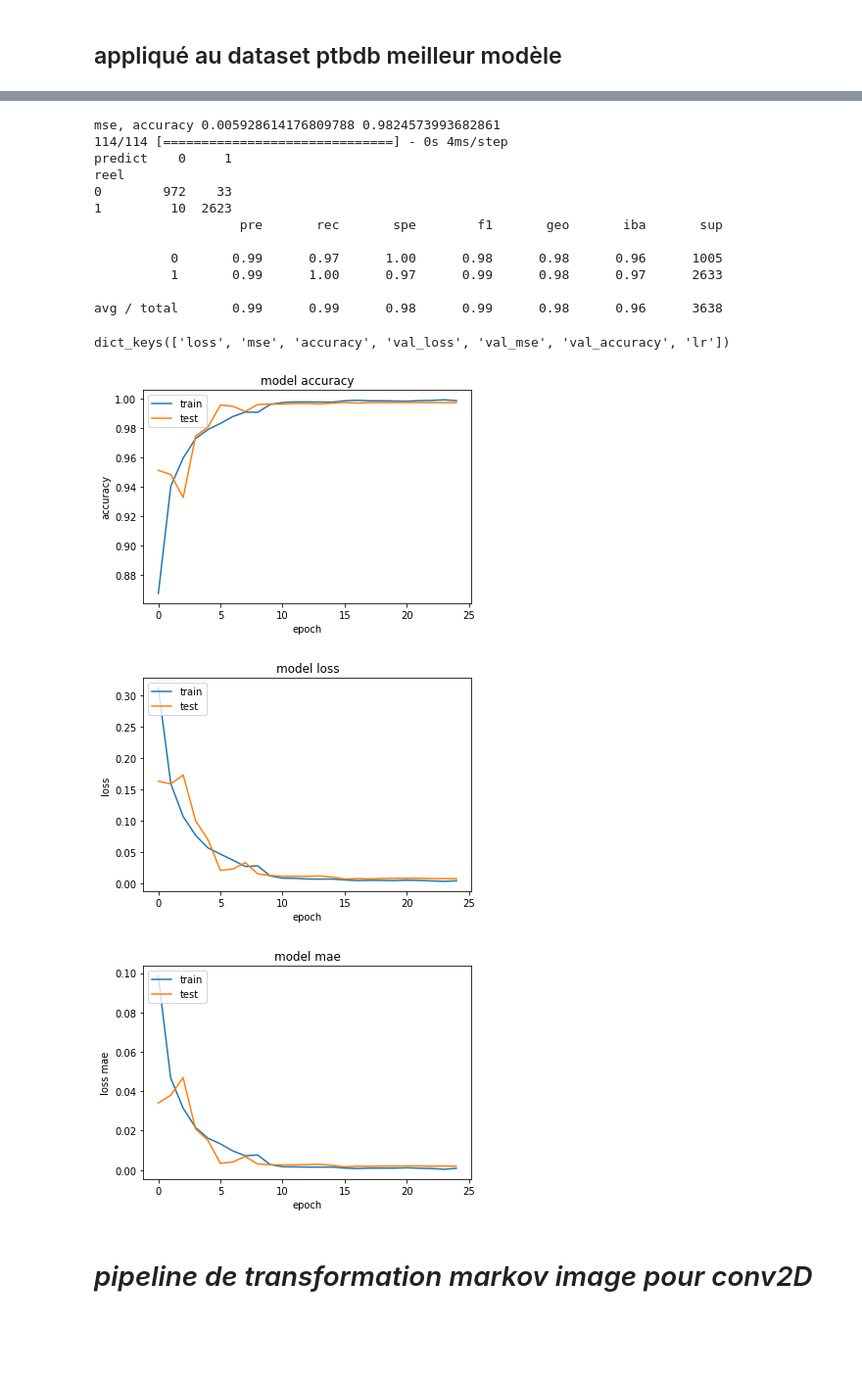
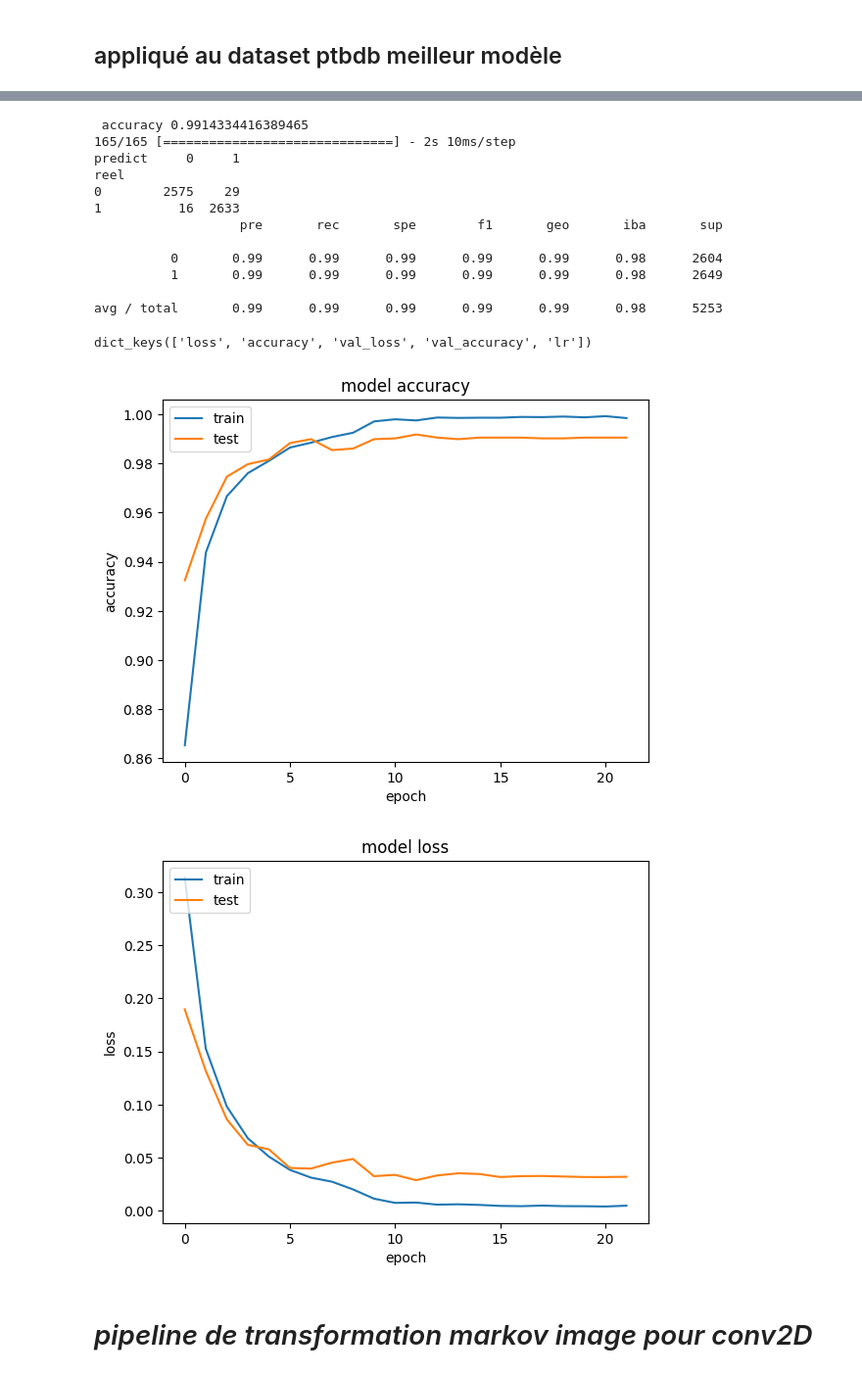
Before and after one commit to XDEBUF/DL_Heart_Disease, a Jupyter notebook: ecg_notebook_final_xavier_debuf_version_final.ipynb, the cells around one changed output, grey strips where cells are left out. Shown at 98% size. Drawn from its saved outputs; the diff is of its cells as text; code cells hidden in the pictures; blank space fills up the shorter version.

```diff
--- a/ecg_notebook_final_xavier_debuf_version_final.ipynb
+++ b/ecg_notebook_final_xavier_debuf_version_final.ipynb
@@ -2037,12 +1456,16 @@ Name: 187, dtype: int64
+# %%
+smote = SMOTE()
+X_sm, y_sm = smote.fit_resample(X, y)
+X_train, X_test, y_train, y_test = train_test_split(X_sm, y_sm, test_size=0.25, random_state=28)
 # %%
 from sklearn.preprocessing import StandardScaler
 from sklearn.metrics import confusion_matrix
 # %%
 scaler = StandardScaler()
-X_sm =scaler.fit_transform(X_sm)
+X_train =scaler.fit_transform(X_train)
 X_test = scaler.transform(X_test)
 # %%
-y_sm = to_categorical(y_sm)
+y_train = to_categorical(y_train)
 y_test = to_categorical(y_test)
 X_train_cnn = np.reshape(X_sm, (X_sm.shape[0], X_sm.shape[1], 1))
 X_test_cnn = np.reshape(X_test, (X_test.shape[0], X_test.shape[1], 1))
@@ -2062,7 +1485,7 @@ reduce_learning_rate = ReduceLROnPlateau(monitor = 'val_loss',
                         verbose = 1)
 # %%
 verbose, epochs, batch_size = 1, 50 , 32
-n_timesteps, n_features, n_outputs =  X_train_cnn.shape[1],X_train_cnn.shape[2], y_sm.shape[1]
+n_timesteps, n_features, n_outputs =  X_train_cnn.shape[1],X_train_cnn.shape[2], y_train.shape[1]
 model_11 = Sequential()
 model_11.add(Conv1D(filters=64, kernel_size=3, activation='relu', input_shape=(n_timesteps,n_features)))
 model_11.add(Conv1D(filters=64, kernel_size=3, activation='relu'))
@@ -2071,8 +1494,8 @@ model_11.add(MaxPooling1D(pool_size=2))
 model_11.add(Flatten())
 model_11.add(Dense(100, activation='relu'))
 model_11.add(Dense(2, activation='softmax'))
-model_11.compile(loss='BinaryCrossentropy', optimizer='adam', metrics=['mse', 'accuracy'])
-history_11=model_11.fit(X_sm, y_sm, epochs=epochs,callbacks=[early_stopping, reduce_learning_rate], batch_size=batch_size,validation_split = 0.2, verbose=verbose)
-model_11.save('/content/drive/MyDrive/heart_peak/model_mycnn_mitbih_2.h5')
+model_11.compile(loss='BinaryCrossentropy', optimizer='adam', metrics=['accuracy'])
+history_11=model_11.fit(X_train, y_train, epochs=epochs,callbacks=[early_stopping, reduce_learning_rate], batch_size=batch_size,validation_split = 0.2, verbose=verbose)
+model_11.save('./model_mycnn_mitbih_2.h5')
 # %% [output]
 Epoch 1/50
@@ -2099,59 +1522,47 @@ _, mse, accuracy = model_11.evaluate(X_test, y_test, batch_size=batch_size, verb
 # %%
-print('mse, accuracy',  mse, accuracy )
+print(' accuracy', accuracy )
 
 pred_class_11 = model_11.predict(X_test).argmax(axis = 1)
 rounded_labels_11=np.argmax(y_test, axis=1)
 print(pd.crosstab(rounded_labels_11, pred_class_11, rownames = ["reel"], colnames = ["predict"]))
 print(classification_report_imbalanced(rounded_labels_11, pred_class_11))
 # %% [output]
-mse, accuracy 0.005928614176809788 0.9824573993682861
-114/114 [==============================] - 0s 4ms/step
-predict    0     1
+ accuracy 0.9914334416389465
+165/165 [==============================] - 2s 10ms/step
+predict     0     1
 reel
-0        972    33
-1         10  2623
+0        2575    29
+1          16  2633
                    pre       rec       spe        f1       geo       iba       sup
 
-          0       0.99      0.97      1.00      0.98      0.98      0.96      1005
-          1       0.99      1.00      0.97      0.99      0.98      0.97      2633
+          0       0.99      0.99      0.99      0.99      0.99      0.98      2604
+          1       0.99      0.99      0.99      0.99      0.99      0.98      2649
 
-avg / total       0.99      0.99      0.98      0.99      0.98      0.96      3638
+avg / total       0.99      0.99      0.99      0.99      0.99      0.98      5253
 # %%
 print(history_11.history.keys())
 # summarize history for accuracy
 plt.plot(history_11.history['accuracy'])
 plt.plot(history_11.history['val_accuracy'])
 plt.title('model accuracy')
 plt.ylabel('accuracy')
 plt.xlabel('epoch')
 plt.legend(['train', 'test'], loc='upper left')
-plt.savefig('/content/drive/MyDrive/heart_peak/acc_model_ptb.png')
+plt.savefig('./acc_model_ptb.png')
 plt.show()
 # summarize history for loss
 plt.plot(history_11.history['loss'])
 plt.plot(history_11.history['val_loss'])
 plt.title('model loss')
 plt.ylabel('loss')
 plt.xlabel('epoch')
 plt.legend(['train', 'test'], loc='upper left')
-plt.savefig('/content/drive/MyDrive/heart_peak/loss_model_ptb.png')
-
+plt.savefig('./loss_model_ptb.png')
 plt.show()
-# summarize history for loss
-plt.plot(history_11.history['mse'])
-plt.plot(history_11.history['val_mse'])
-plt.title('model mae')
-plt.ylabel('loss mae')
-plt.xlabel('epoch')
-plt.legend(['train', 'test'], loc='upper left')
-plt.savefig('/content/drive/MyDrive/heart_peak/mse_model_ptb.png')
-
-plt.show()
 # %% [output]
-dict_keys(['loss', 'mse', 'accuracy', 'val_loss', 'val_mse', 'val_accuracy', 'lr'])
+dict_keys(['loss', 'accuracy', 'val_loss', 'val_accuracy', 'lr'])
-[figure, old version]
+[figure, new version]
-[figure, old version]
+[figure, new version]
-[figure, removed]
 # %% [markdown]
 # *pipeline de transformation markov image pour conv2D*
 # %%
```
Also changed, not shown: parts of 148 cells of this notebook.
